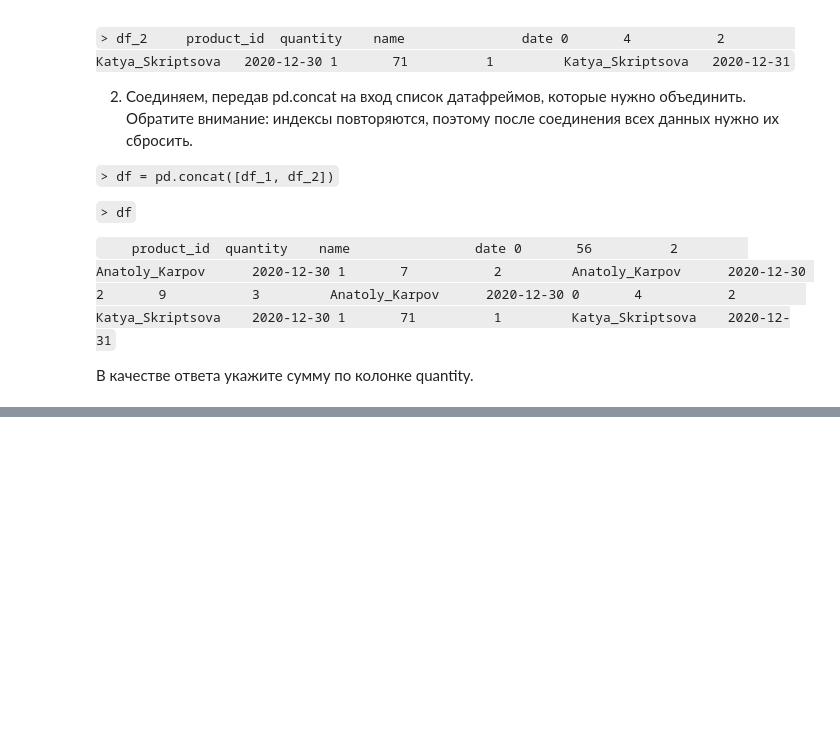
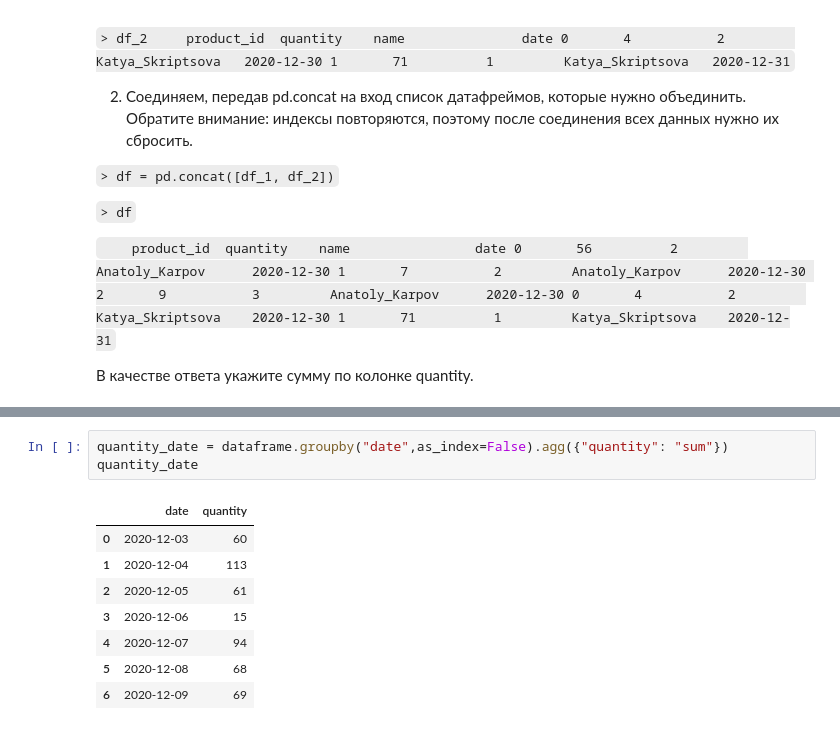
Before and after one commit to NXT26/karpov.courses, a Jupyter notebook: lesson4/mini-project_4.ipynb, the cells around one changed output, grey strips where cells are left out. Saved outputs shown, nothing was run; the diff lists cells and outputs as text; blank space fills up the shorter version.

```diff
--- a/lesson4/mini-project_4.ipynb
+++ b/lesson4/mini-project_4.ipynb
@@ -88,0 +103,12 @@ for addres, dirs, files in os.walk("data"):
+# %%
+quantity_date = dataframe.groupby("date",as_index=False).agg({"quantity": "sum"})
+quantity_date
+# %% [output]
+|  | date | quantity |
+| 0 | 2020-12-03 | 60 |
+| 1 | 2020-12-04 | 113 |
+| 2 | 2020-12-05 | 61 |
+| 3 | 2020-12-06 | 15 |
+| 4 | 2020-12-07 | 94 |
+| 5 | 2020-12-08 | 68 |
+| 6 | 2020-12-09 | 69 |
```
Also changed, not shown: parts of 17 cells of this notebook.
